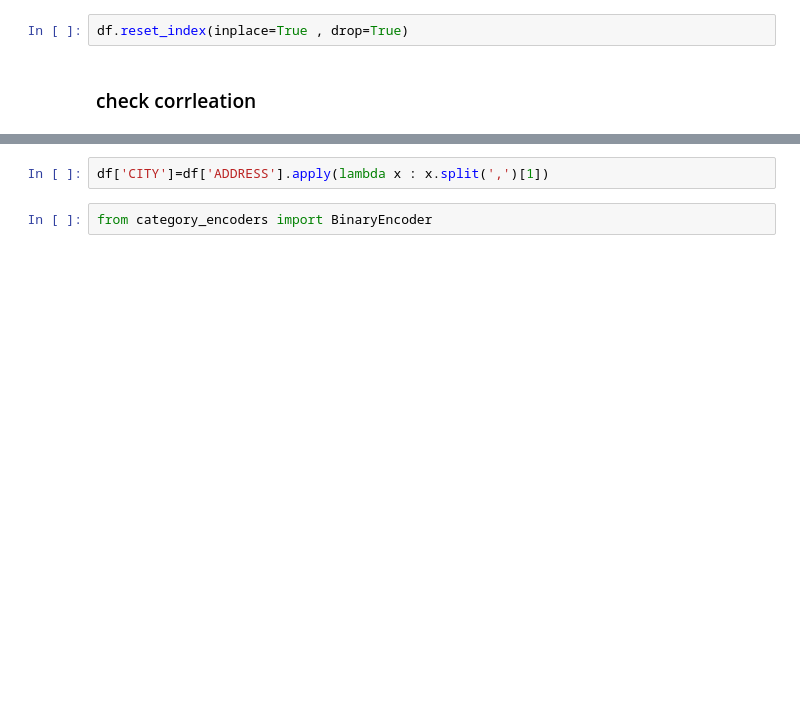
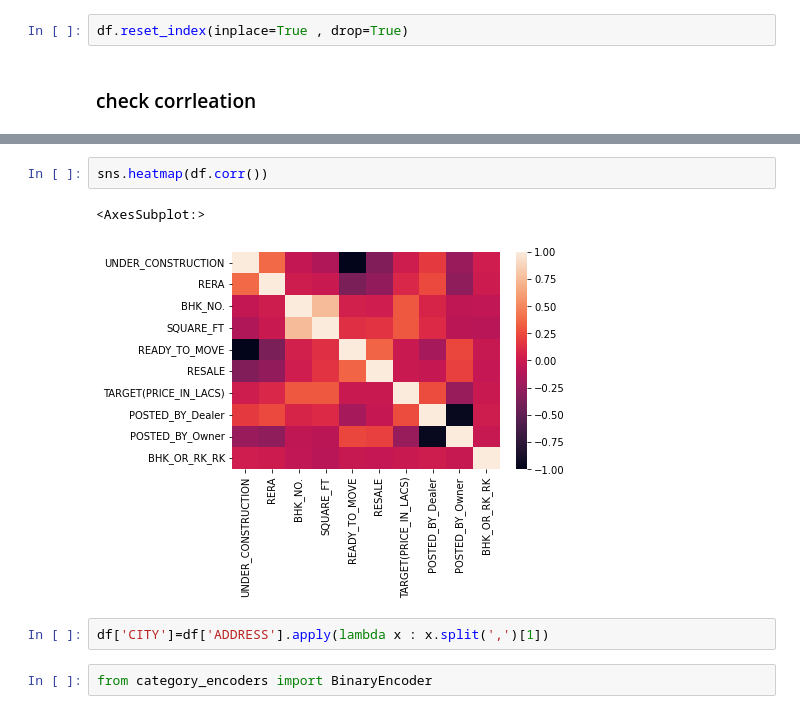
Before and after one commit to eslamkhaled88/my-projects, a Jupyter notebook: ML Assignment (1).ipynb, the cells around one changed output, grey strips where cells are left out. Drawn from its saved outputs; the diff is of its cells as text; blank space fills up the shorter version.

```diff
--- a/ML Assignment (1).ipynb
+++ b/ML Assignment (1).ipynb
@@ -100,3 +110,8 @@ df.reset_index(inplace=True , drop=True)
+# %%
+sns.heatmap(df.corr())
+# %% [output]
+<AxesSubplot:>
+[figure, added]
 # %%
 df['CITY']=df['ADDRESS'].apply(lambda x : x.split(',')[1])
 # %%
```
Also changed, not shown: parts of 17 cells of this notebook.
